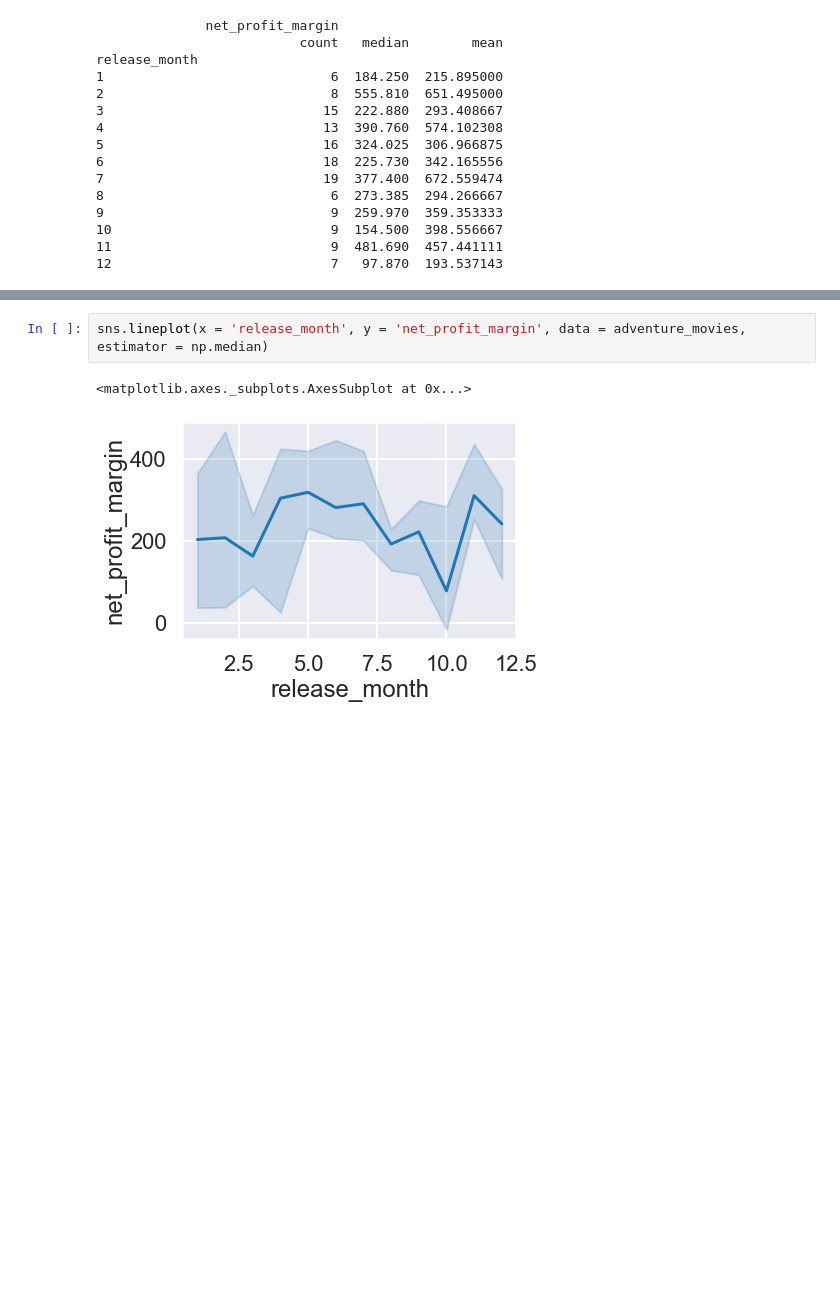
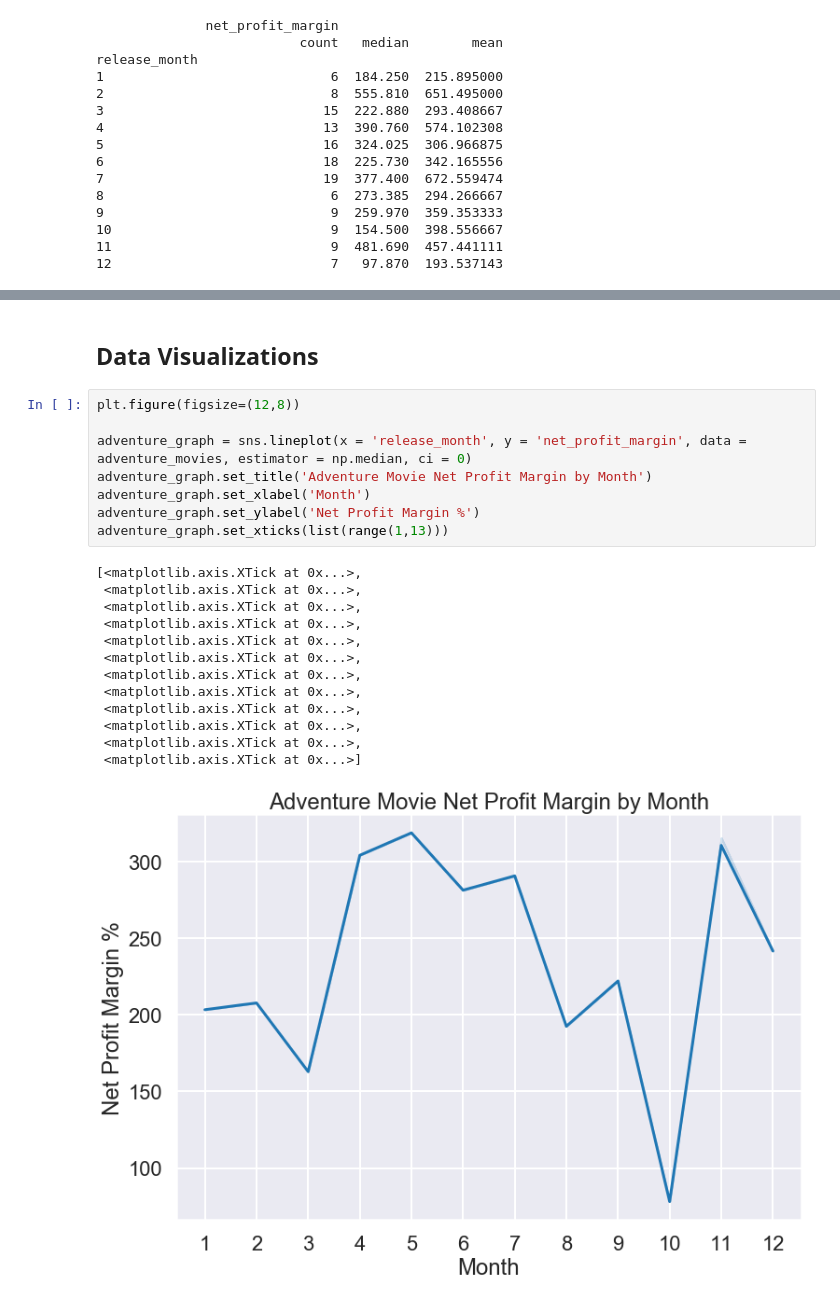
Before and after one commit to renjmindy/dsc-mod-1-project-v2-1-onl01-dtsc-ft-052620, a Jupyter notebook: Data Cleaning.ipynb, the cells around one changed output, grey strips where cells are left out. Saved outputs shown, nothing was run; the diff lists cells and outputs as text; blank space fills up the shorter version.

```diff
--- a/Data Cleaning.ipynb
+++ b/Data Cleaning.ipynb
@@ -742,5 +738,24 @@ memory usage: 105.1+ KB
-# %%
-sns.lineplot(x = 'release_month', y = 'net_profit_margin', data = adventure_movies, estimator = np.median)
-# %% [output]
-<matplotlib.axes._subplots.AxesSubplot at 0x...>
-[figure, removed]
+# %% [markdown]
+## Data Visualizations
+# %%
+plt.figure(figsize=(12,8))
+
+adventure_graph = sns.lineplot(x = 'release_month', y = 'net_profit_margin', data = adventure_movies, estimator = np.median, ci = 0)
+adventure_graph.set_title('Adventure Movie Net Profit Margin by Month')
+adventure_graph.set_xlabel('Month')
+adventure_graph.set_ylabel('Net Profit Margin %')
+adventure_graph.set_xticks(list(range(1,13)))
+# %% [output]
+[<matplotlib.axis.XTick at 0x...>,
+ <matplotlib.axis.XTick at 0x...>,
+ <matplotlib.axis.XTick at 0x...>,
+ <matplotlib.axis.XTick at 0x...>,
+ <matplotlib.axis.XTick at 0x...>,
+ <matplotlib.axis.XTick at 0x...>,
+ <matplotlib.axis.XTick at 0x...>,
+ <matplotlib.axis.XTick at 0x...>,
+ <matplotlib.axis.XTick at 0x...>,
+ <matplotlib.axis.XTick at 0x...>,
+ <matplotlib.axis.XTick at 0x...>,
+ <matplotlib.axis.XTick at 0x...>]
+[figure, added]
```
Also changed, not shown: parts of 20 cells of this notebook.
